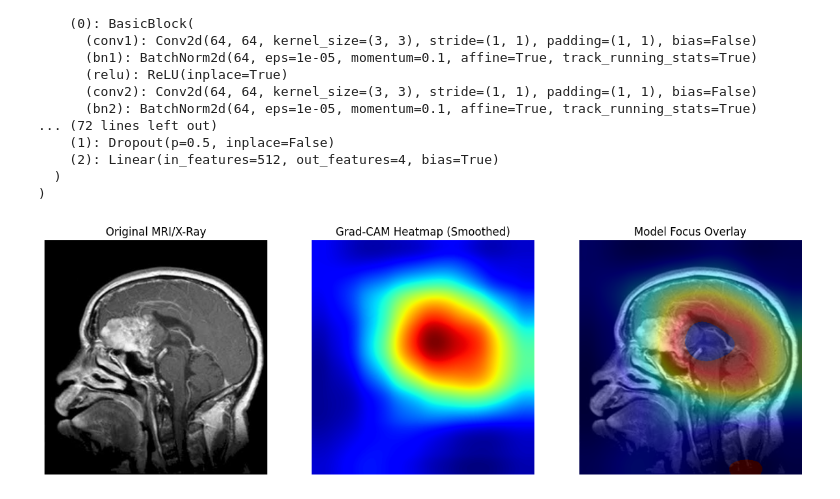
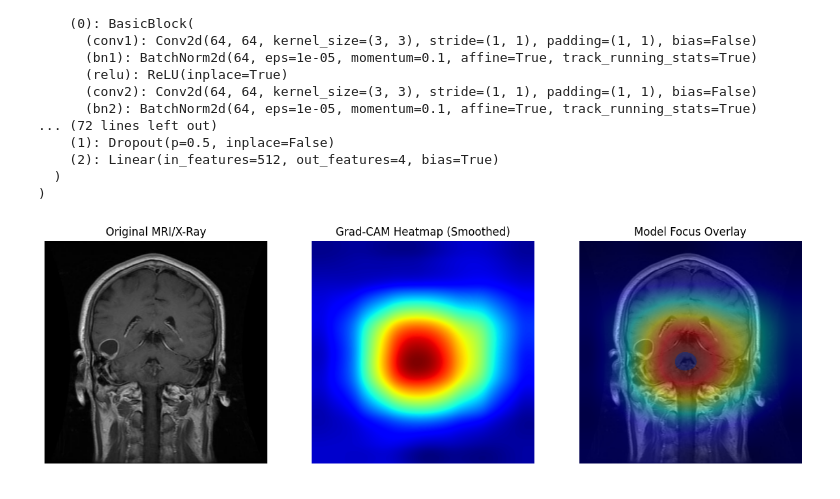
Before and after one commit to abdelwahab798/Graduation---Project, a Jupyter notebook: DL/Brain_Tumor/project.ipynb, the cells around one changed output. Cells and saved outputs as stored; diff of their text form; code cells hidden in the pictures.

```diff
--- a/DL/Brain_Tumor/project.ipynb
+++ b/DL/Brain_Tumor/project.ipynb
@@ -373,7 +372,7 @@ class GradCAM:
 
         return cam
 # %%
-s= test_df.iloc[1]
+s= test_df.iloc[60]
 img_path=s['image_path']
 img = Image.open(img_path).convert('RGB')
 transform= val_transform
@@ -381,37 +380,32 @@ input_tensor= transform(img).unsqueeze(0).to(device)
 target_layer= model.layer4[-1]
 gradcam= GradCAM(model, target_layer)
 cam= gradcam.generate(input_tensor)
-# 1. نحدد الحجم الأصلي للصورة اللي دخلت للموديل (مثلاً 224x224)
-# أو يفضل نستخدم حجم الصورة الأصلية قبل الـ transform لو عايز جودة أعلى
+
 orig_width, orig_height = img.size
 
-# 2. نكبر الـ CAM عشان يملأ الصورة الأصلية باستخدام Interpolation ناعم
 cam_resized = cv2.resize(cam, (orig_width, orig_height), interpolation=cv2.INTER_CUBIC)
 
-# 3. تحويل الـ Heatmap لـ RGB
 heatmap = cv2.applyColorMap(np.uint8(255 * cam_resized), cv2.COLORMAP_JET)
 heatmap = cv2.cvtColor(heatmap, cv2.COLOR_BGR2RGB)
 
-# 4. دمج الـ Heatmap مع الصورة الأصلية (img_np لازم تكون بحجمها الأصلي)
 img_np = np.array(img)
 superimposed = cv2.addWeighted(heatmap, 0.4, img_np, 0.6, 0)
 
-# العرض
 plt.figure(figsize=(15, 5))
 plt.subplot(1, 3, 1)
 plt.imshow(img_np)
 plt.title("Original MRI/X-Ray")
 plt.axis('off')
 
 plt.subplot(1, 3, 2)
 plt.imshow(cam_resized, cmap='jet')
 plt.title("Grad-CAM Heatmap (Smoothed)")
 plt.axis('off')
 
 plt.subplot(1, 3, 3)
 plt.imshow(superimposed)
 plt.title("Model Focus Overlay")
 plt.axis('off')
 plt.show()
 # %% [output]
-[figure, old version]
+[figure, new version]
```
Also changed, not shown: parts of 4 cells of this notebook, 5 other files.
